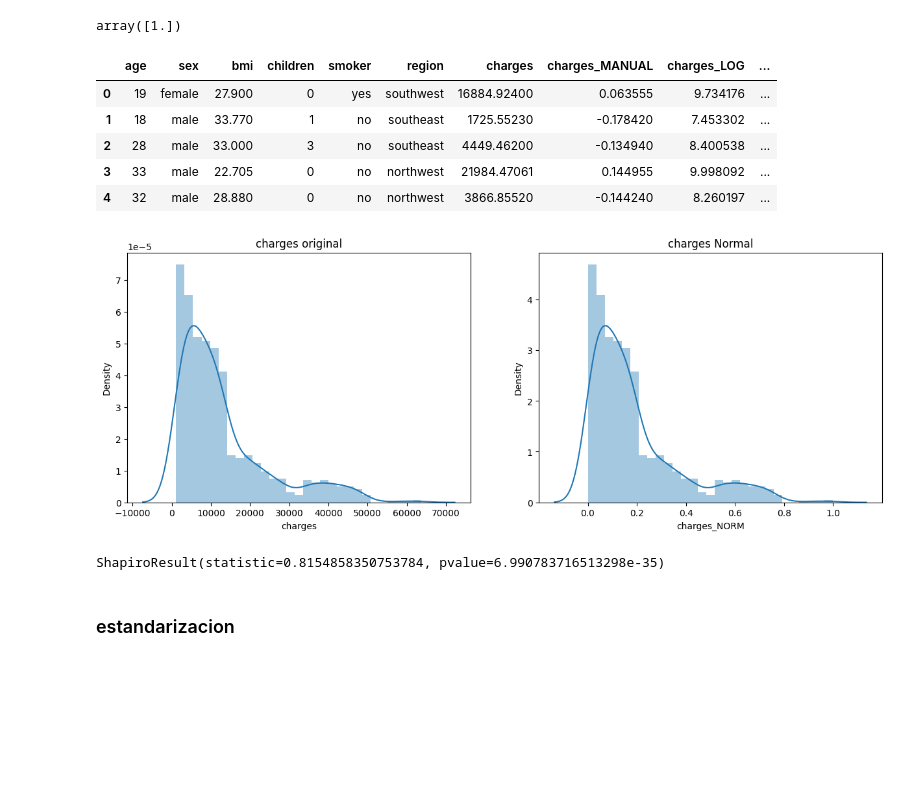
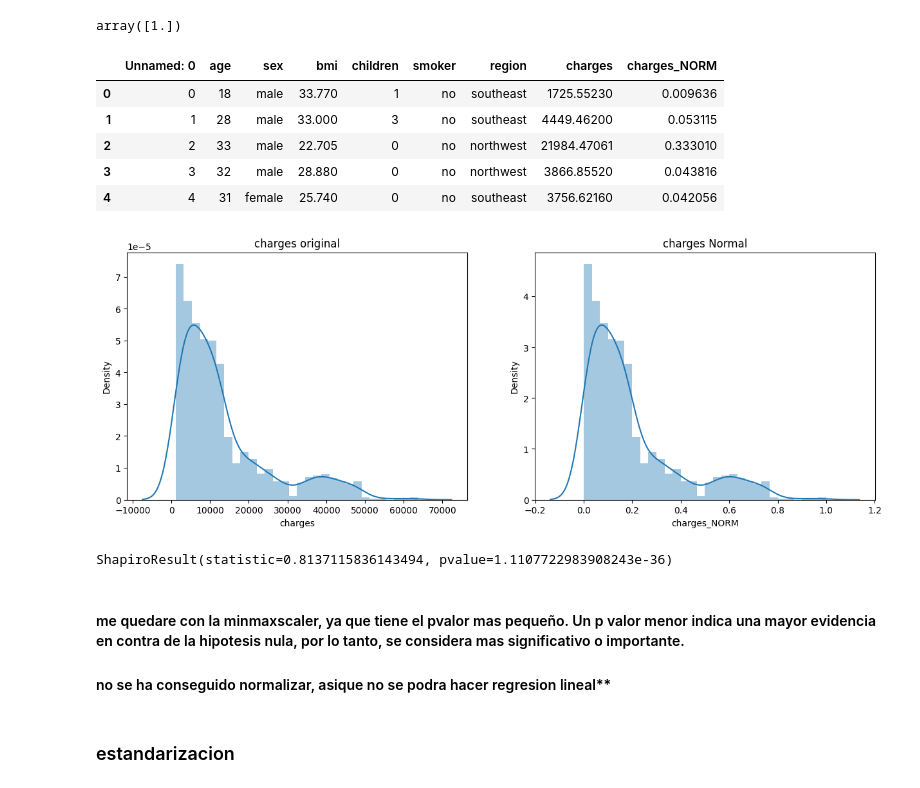
Before and after one commit to Ironhack-Data-Madrid-PartTime-Oct22/lab-regresion_lineal, a Jupyter notebook: EDA_insurance.ipynb, the cells around one changed output. Saved outputs shown, nothing was run; the diff lists cells and outputs as text; code cells hidden in the pictures; blank space fills up the shorter version.

```diff
--- a/EDA_insurance.ipynb
+++ b/EDA_insurance.ipynb
@@ -677,11 +722,11 @@ minmax = MinMaxScaler()
 # %%
 # ajustamos el modelo utilizando nuestro set de datos , ***DOBLE CORCHETE
-minmax.fit(final[['charges']])
+minmax.fit(df_final[['charges']])
 # %% [output]
 MinMaxScaler()
 # %%
 # transformamos los datos
-X_normalizadas = minmax.transform(final[['charges']])
+X_normalizadas = minmax.transform(df_final[['charges']])
 # %%
 # Vamos a verificar los valores mínimos después de la normalización
 X_normalizadas.min(axis=0)
@@ -694,27 +739,33 @@ X_normalizadas.max(axis=0)
 array([1.])
 # %%
 # lo unimos a nuestro dataframe original
-final['charges_NORM'] = X_normalizadas
-final.head()
+df_final['charges_NORM'] = X_normalizadas
+df_final.head()
 # %% [output]
-|  | age | sex | bmi | children | smoker | region | charges | charges_MANUAL | charges_LOG | ... |
-| 0 | 19 | female | 27.900 | 0 | yes | southwest | 16884.92400 | 0.063555 | 9.734176 | ... |
-| 1 | 18 | male | 33.770 | 1 | no | southeast | 1725.55230 | -0.178420 | 7.453302 | ... |
-| 2 | 28 | male | 33.000 | 3 | no | southeast | 4449.46200 | -0.134940 | 8.400538 | ... |
-| 3 | 33 | male | 22.705 | 0 | no | northwest | 21984.47061 | 0.144955 | 9.998092 | ... |
-| 4 | 32 | male | 28.880 | 0 | no | northwest | 3866.85520 | -0.144240 | 8.260197 | ... |
+|  | Unnamed: 0 | age | sex | bmi | children | smoker | region | charges | charges_NORM |
+| 0 | 0 | 18 | male | 33.770 | 1 | no | southeast | 1725.55230 | 0.009636 |
+| 1 | 1 | 28 | male | 33.000 | 3 | no | southeast | 4449.46200 | 0.053115 |
+| 2 | 2 | 33 | male | 22.705 | 0 | no | northwest | 21984.47061 | 0.333010 |
+| 3 | 3 | 32 | male | 28.880 | 0 | no | northwest | 3866.85520 | 0.043816 |
+| 4 | 4 | 31 | female | 25.740 | 0 | no | southeast | 3756.62160 | 0.042056 |
+# %%
+df_final.drop("Unnamed: 0", axis = 1, inplace= True)
 # %%
 
 fig, axes = plt.subplots(1, 2, figsize = (15,5))
 
 axes[0].set_title('charges original')
 axes[1].set_title('charges Normal')
 
-sns.distplot(final['charges'] ,ax = axes[0])
-sns.distplot(final['charges_NORM'], ax = axes[1]);
+sns.distplot(df_final['charges'] ,ax = axes[0])
+sns.distplot(df_final['charges_NORM'], ax = axes[1]);
 # %% [output]
-[figure, old version]
+[figure, new version]
 # %%
-stats.shapiro(final['charges_NORM']) ## la grafica es exactamente igual que la manual
+stats.shapiro(df_final['charges_NORM']) ## la grafica es exactamente igual que la manual
 # %% [output]
-ShapiroResult(statistic=0.8154858350753784, pvalue=6.990783716513298e-35)
+ShapiroResult(statistic=0.8137115836143494, pvalue=1.1107722983908243e-36)
+# %% [markdown]
+#### me quedare con la minmaxscaler, ya que tiene el pvalor mas pequeño. Un p valor menor indica una mayor evidencia en contra de la hipotesis nula, por lo tanto, se considera mas significativo o importante.
+
+#### no se ha conseguido normalizar, asique no se podra hacer regresion lineal**
```
Also changed, not shown: parts of 123 cells of this notebook.
